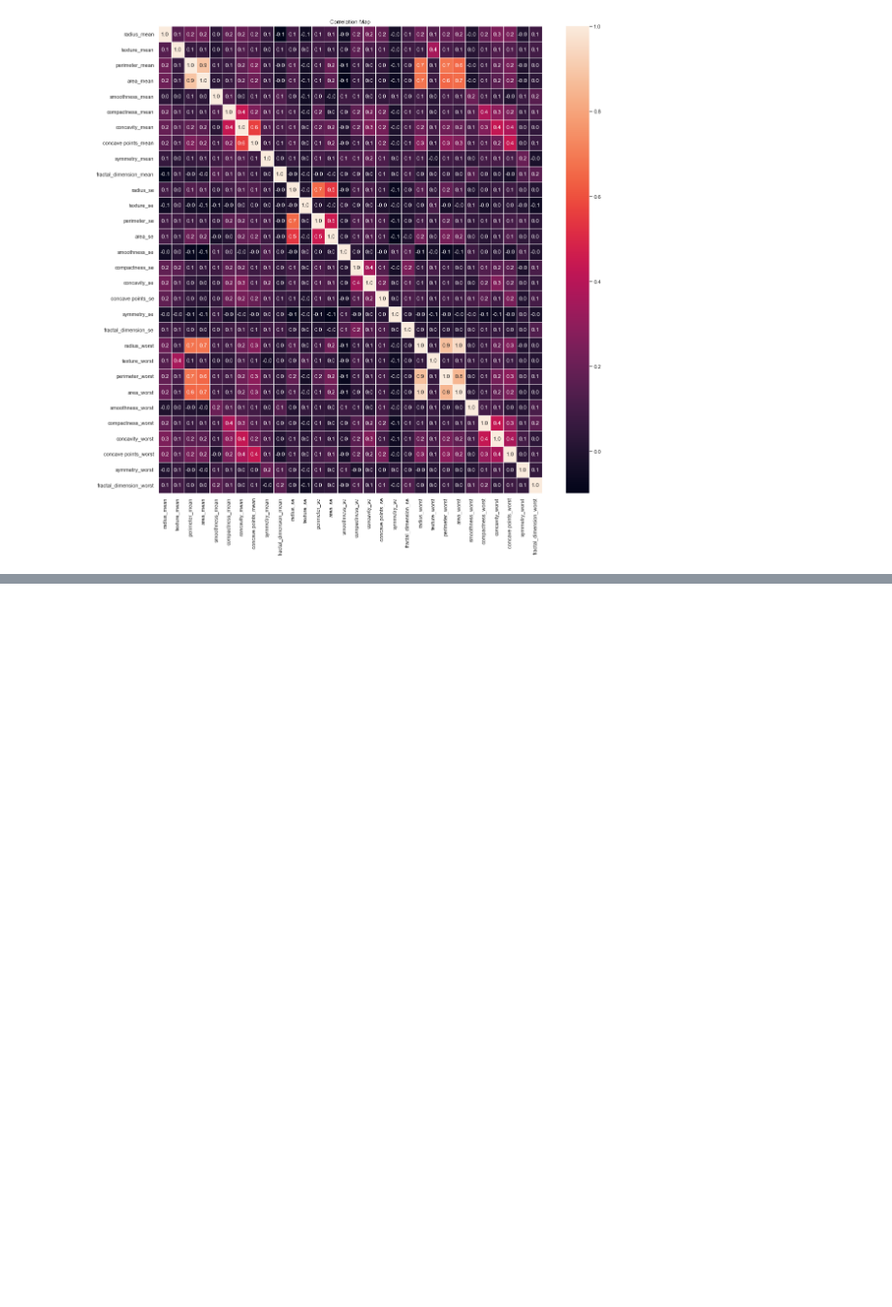
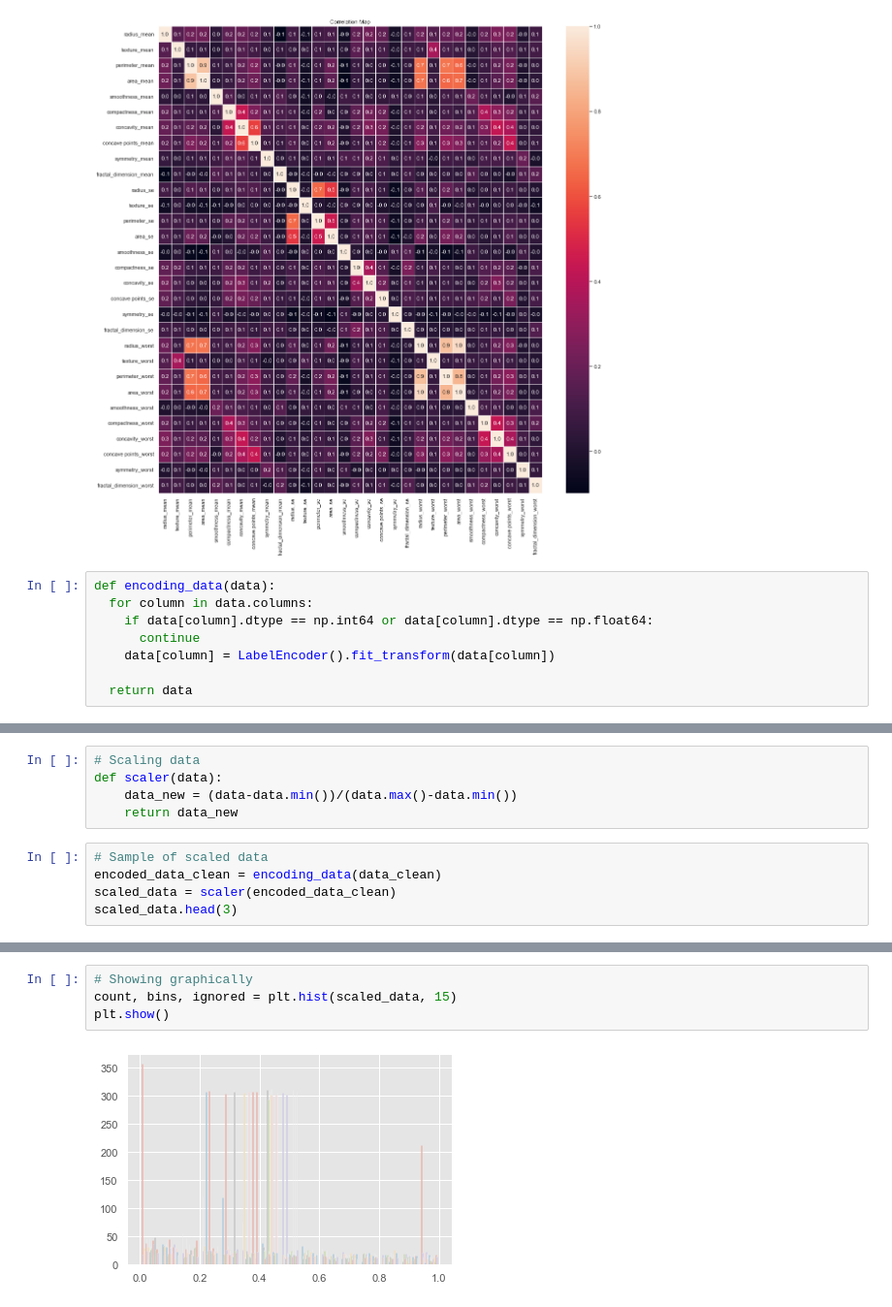
Before and after one commit to Tilda98/Causal_Inference, a Jupyter notebook: notebooks/eda.ipynb, the cells around one changed output, grey strips where cells are left out. Shown at 97% size. Drawn from its saved outputs; the diff is of its cells as text; blank space fills up the shorter version.

Commit message:
scaled data

```diff
--- a/notebooks/eda.ipynb
+++ b/notebooks/eda.ipynb
@@ -248,3 +252,11 @@ plt.savefig('graph.png')
 plt.show()
 # %% [output]
 [figure]
+# %%
+def encoding_data(data):
+  for column in data.columns:
+    if data[column].dtype == np.int64 or data[column].dtype == np.float64:
+      continue
+    data[column] = LabelEncoder().fit_transform(data[column])
+
+  return data
@@ -250,0 +280,10 @@ plt.show()
+# %%
+# Scaling data
+def scaler(data):
+    data_new = (data-data.min())/(data.max()-data.min())
+    return data_new
+# %%
+# Sample of scaled data
+encoded_data_clean = encoding_data(data_clean)
+scaled_data = scaler(encoded_data_clean)
+scaled_data.head(3)
@@ -250,0 +296,6 @@ plt.show()
+# %%
+# Showing graphically
+count, bins, ignored = plt.hist(scaled_data, 15)
+plt.show()
+# %% [output]
+[figure, added]
```
Also changed, not shown: parts of 3 cells of this notebook.
